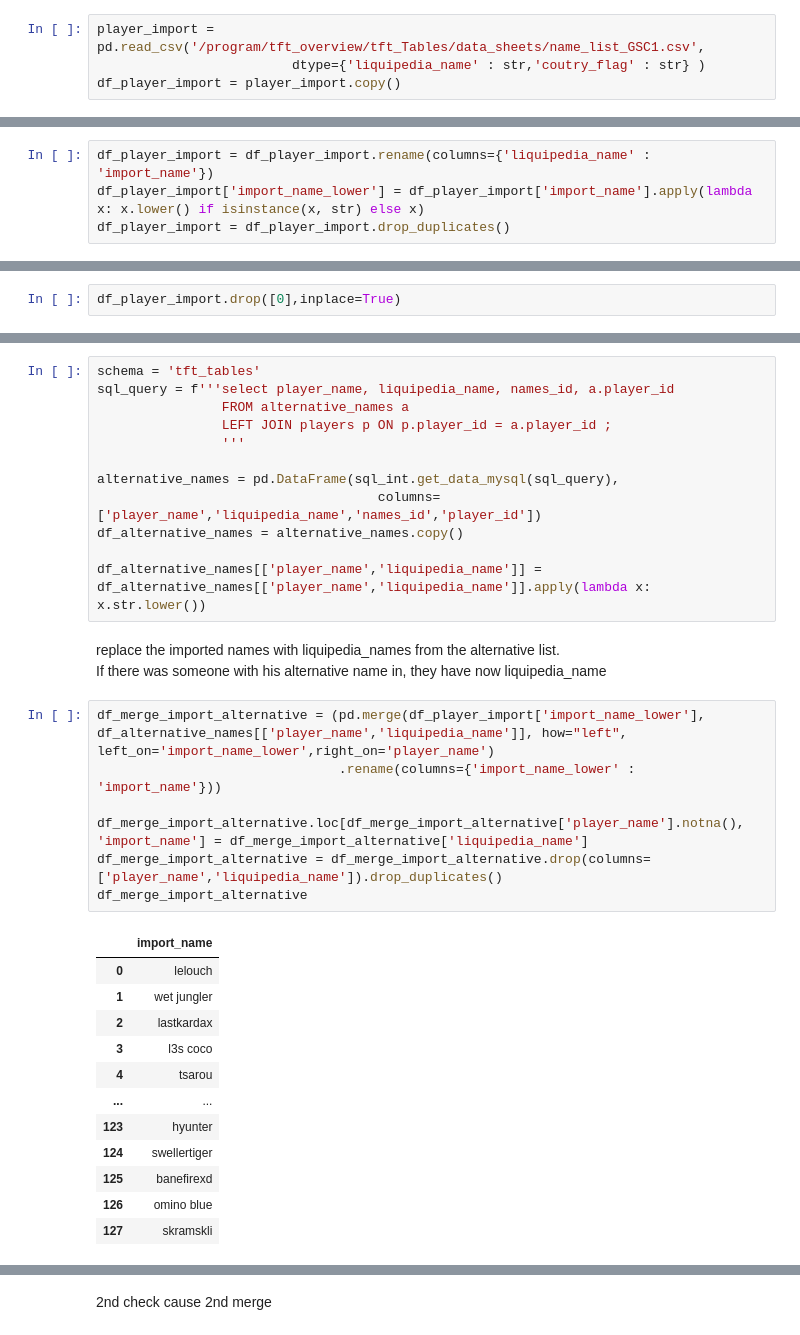
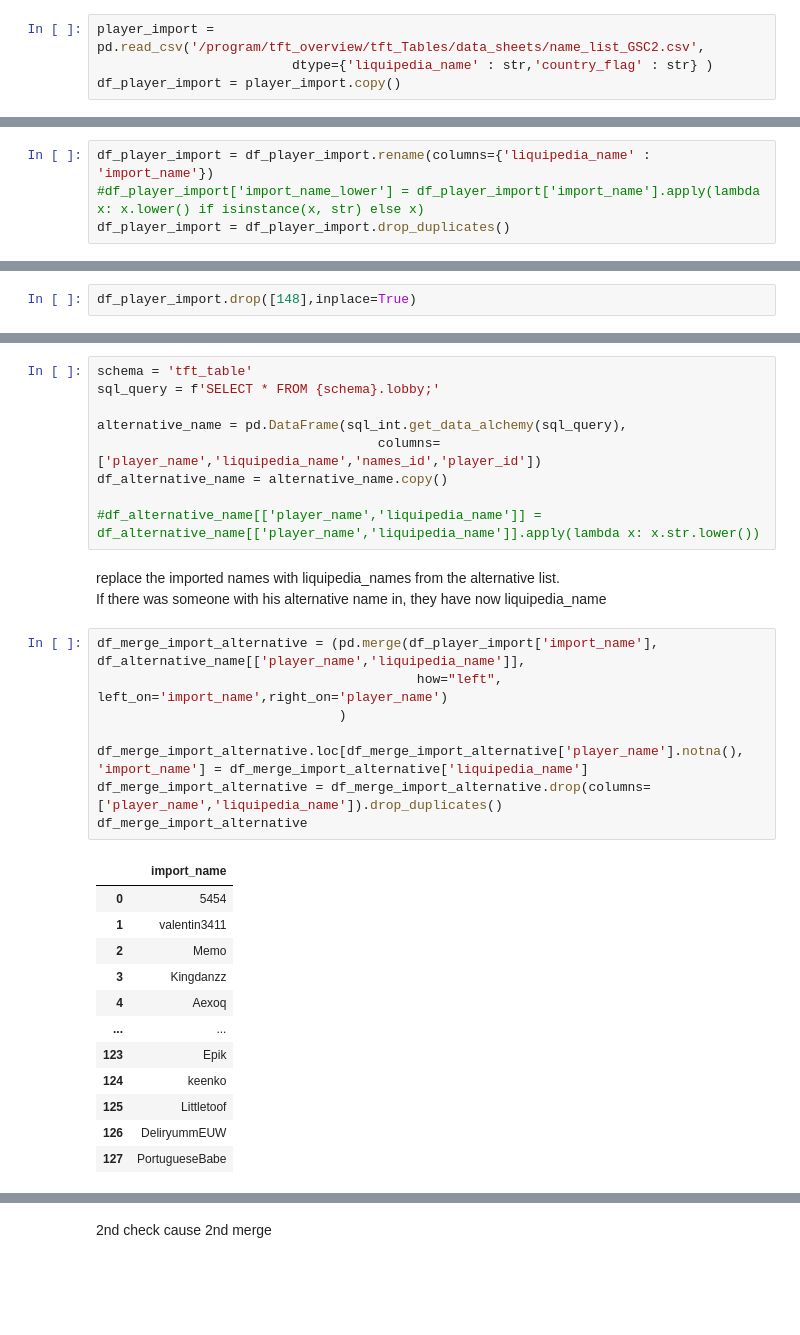
Before and after one commit to Numb2r3/tft_Tables, a Jupyter notebook: files_manipulation/player_list.ipynb, the cells around one changed output, grey strips where cells are left out. Drawn from its saved outputs; the diff is of its cells as text; blank space fills up the shorter version.

Commit message:
new player_file for sql

```diff
--- a/files_manipulation/player_list.ipynb
+++ b/files_manipulation/player_list.ipynb
@@ -7,6 +7,6 @@ import Levenshtein
 # %% [markdown]
 take the playerlist and reduce duplikates in it
 # %%
-player_import = pd.read_csv('/program/tft_overview/tft_Tables/data_sheets/name_list_GSC1.csv',
-                         dtype={'liquipedia_name' : str,'coutry_flag' : str} )
+player_import = pd.read_csv('/program/tft_overview/tft_Tables/data_sheets/name_list_GSC2.csv',
+                         dtype={'liquipedia_name' : str,'country_flag' : str} )
 df_player_import = player_import.copy()
@@ -13,6 +29,6 @@ df_player_import = player_import.copy()
 # %%
 df_player_import = df_player_import.rename(columns={'liquipedia_name' : 'import_name'})
-df_player_import['import_name_lower'] = df_player_import['import_name'].apply(lambda x: x.lower() if isinstance(x, str) else x)
+#df_player_import['import_name_lower'] = df_player_import['import_name'].apply(lambda x: x.lower() if isinstance(x, str) else x)
 df_player_import = df_player_import.drop_duplicates()
 # %% [markdown]
 Same liquipedia name but different country correct the entrys
@@ -23,44 +39,42 @@ df_player_import[df_player_import.duplicated(keep = False, subset=['import_name'
 # %% [markdown]
 #### delete double entrys
 # %%
-df_player_import.drop([0],inplace=True)
+df_player_import.drop([148],inplace=True)
 # %% [markdown]
 ## Compare Names with *alternative_names*
 # %%
-schema = 'tft_tables'
-sql_query = f'''select player_name, liquipedia_name, names_id, a.player_id
-                FROM alternative_names a
-                LEFT JOIN players p ON p.player_id = a.player_id ;
-                '''
+schema = 'tft_table'
+sql_query = f'SELECT * FROM {schema}.lobby;'
 
-alternative_names = pd.DataFrame(sql_int.get_data_mysql(sql_query),
+alternative_name = pd.DataFrame(sql_int.get_data_alchemy(sql_query),
                                     columns=['player_name','liquipedia_name','names_id','player_id'])
-df_alternative_names = alternative_names.copy()
+df_alternative_name = alternative_name.copy()
 
-df_alternative_names[['player_name','liquipedia_name']] = df_alternative_names[['player_name','liquipedia_name']].apply(lambda x: x.str.lower())
+#df_alternative_name[['player_name','liquipedia_name']] = df_alternative_name[['player_name','liquipedia_name']].apply(lambda x: x.str.lower())
 # %% [markdown]
 replace the imported names with liquipedia_names from the alternative list.
 If there was someone with his alternative name in, they have now liquipedia_name
 # %%
-df_merge_import_alternative = (pd.merge(df_player_import['import_name_lower'], df_alternative_names[['player_name','liquipedia_name']], how="left", left_on='import_name_lower',right_on='player_name')
-                               .rename(columns={'import_name_lower' : 'import_name'}))
+df_merge_import_alternative = (pd.merge(df_player_import['import_name'], df_alternative_name[['player_name','liquipedia_name']],
+                                         how="left", left_on='import_name',right_on='player_name')
+                               )
 
 df_merge_import_alternative.loc[df_merge_import_alternative['player_name'].notna(), 'import_name'] = df_merge_import_alternative['liquipedia_name']
 df_merge_import_alternative = df_merge_import_alternative.drop(columns=['player_name','liquipedia_name']).drop_duplicates()
 df_merge_import_alternative
 # %% [output]
 |  | import_name |
-| 0 | lelouch |
-| 1 | wet jungler |
-| 2 | lastkardax |
-| 3 | l3s coco |
-| 4 | tsarou |
+| 0 | 5454 |
+| 1 | valentin3411 |
+| 2 | Memo |
+| 3 | Kingdanzz |
+| 4 | Aexoq |
 | ... | ... |
-| 123 | hyunter |
-| 124 | swellertiger |
-| 125 | banefirexd |
-| 126 | omino blue |
-| 127 | skramskli |
+| 123 | Epik |
+| 124 | keenko |
+| 125 | Littletoof |
+| 126 | DeliryummEUW |
+| 127 | PortugueseBabe |
 128 rows × 1 columns
 # %% [markdown]
 2nd check cause 2nd merge
```
Also changed, not shown: parts of 24 cells of this notebook, 5 other files.
